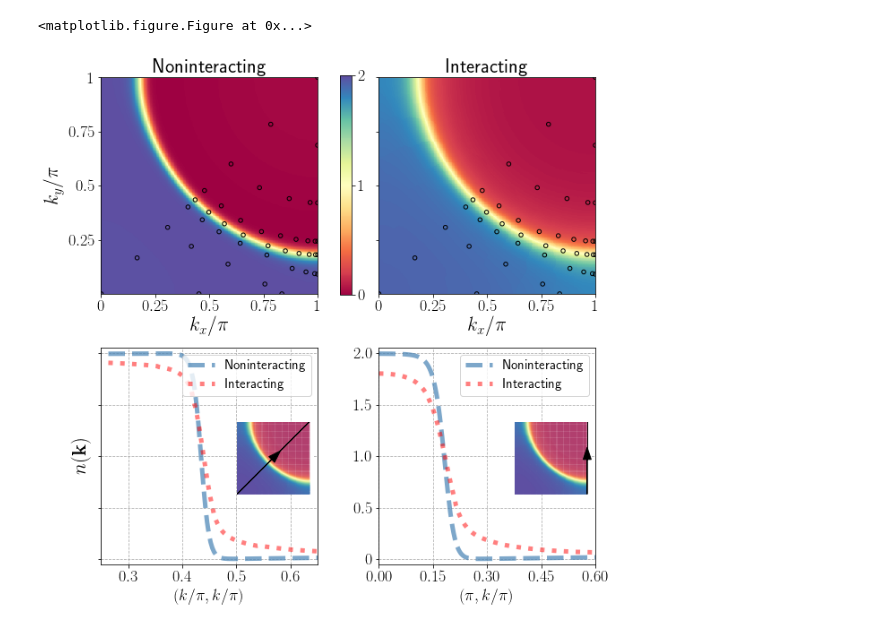
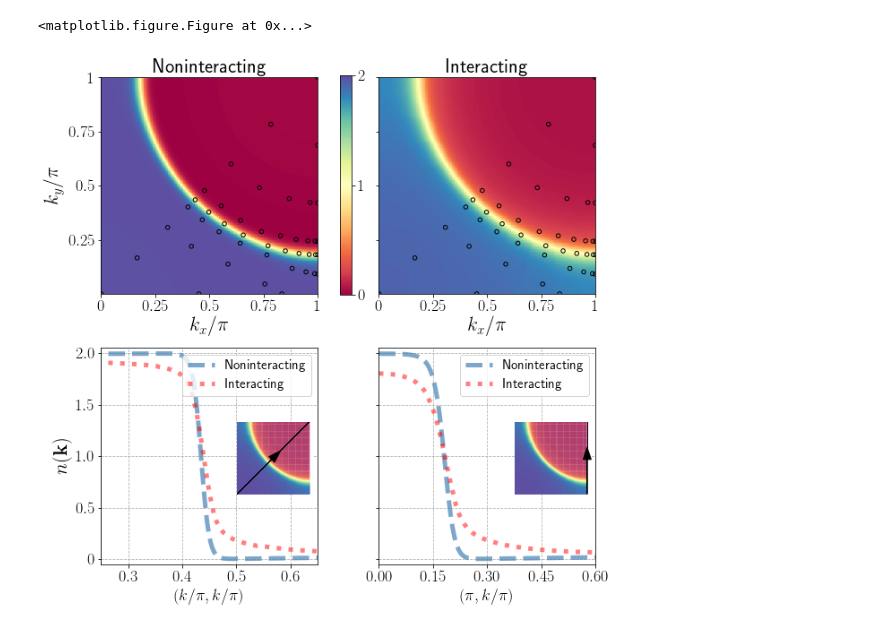
Before and after one commit to Ciro-Taranto/fRG_paper, a Jupyter notebook: scripts/occupations_0.600_both.ipynb, the cells around one changed output. Saved outputs shown, nothing was run; the diff lists cells and outputs as text; code cells hidden in the pictures.

```diff
--- a/scripts/occupations_0.600_both.ipynb
+++ b/scripts/occupations_0.600_both.ipynb
@@ -315,7 +316,8 @@ def subCutFermi(ax2,ax1):
     ax2.set_xlim(0.,0.6)
 
     ax2.set_yticks(np.arange(0.,2.1,0.5))
-    ax2.set_yticklabels([r'$0$', r'$0.5$', r'$1.0$',r'$1.5$',r'$2.0$'],fontsize =fs)
+    ax2.set_yticklabels([])
+    ax1.set_yticklabels([r'$0$', r'$0.5$', r'$1.0$',r'$1.5$',r'$2.0$'],fontsize =fs)
     ax1.set_xlabel(r'$(k/\pi,k/\pi)$',fontsize = fs)
     ax2.set_xlabel(r'$(\pi,k/\pi)$',fontsize = fs)
     ax1.set_ylabel(r'$n(\mathbf{k})$', fontsize =fs+4)
@@ -349,31 +351,31 @@ sz = 0.55
 #addFermi===> plot dell'occupation
 im=addFermi(namefileN,ax1,Title[0])[0]
 addFermi(namefileS, ax2,Title[1], left= False)
 plotpatch(namefilepatch,ax1)
 plotpatch(namefilepatch,ax2)
 # Plot del taglio a' la Salmhofer
 subCutFermi(ax3,ax4)
 #Block1 of FS
 ax2 = plt.axes([0.34, 0.23, .12, .12])
 ax1 = plt.axes([0.77, 0.23, .12, .12])
 subFermi(namefileS,ax1)
 ax1.arrow(np.pi, 0., 0., 1.5, head_width=0.35, color='black')
 ax1.arrow(np.pi, 1.5, 0., 1.64, head_width=0.0)
 # Block2 of FS
 subFermi(namefileS,ax2)
 ax2.arrow(0., 0., 1.5, 1.5, head_width=0.35, color='black')
 ax2.arrow(1.5,1.5, 1.64, 1.64, head_width=0.0)
 #Put the colorbar
 #axbar = fig.add_axes([0.55,0.569,0.018,0.347])
 axbar = fig.add_axes([0.50,0.543,0.018,0.34])
 cbar = fig.colorbar(im,cax=axbar, ticks=[0, 1.0, 2], orientation='vertical')
 cbar.ax.set_yticklabels([r'$0$', r'$1$', r'$2$'],fontsize = fs)# horizontal colorbar
 #plt.suptitle("Occupation",fontsize=22)
 #plt.subplots_adjust(hspace=-1.45,wspace = -1.0)
 plt.subplots_adjust(wspace = 0.25,hspace=0.25)
 #plt.tight_layout()
 plt.gcf().set_size_inches(10.0,10.0)
 plt.savefig('../images/occupations_0975.png',dpi=300)
 # %% [output]
 <matplotlib.figure.Figure at 0x...>
-[figure, old version]
+[figure, new version]
```
Also changed, not shown: parts of 1 cell of this notebook, 15 other files.
